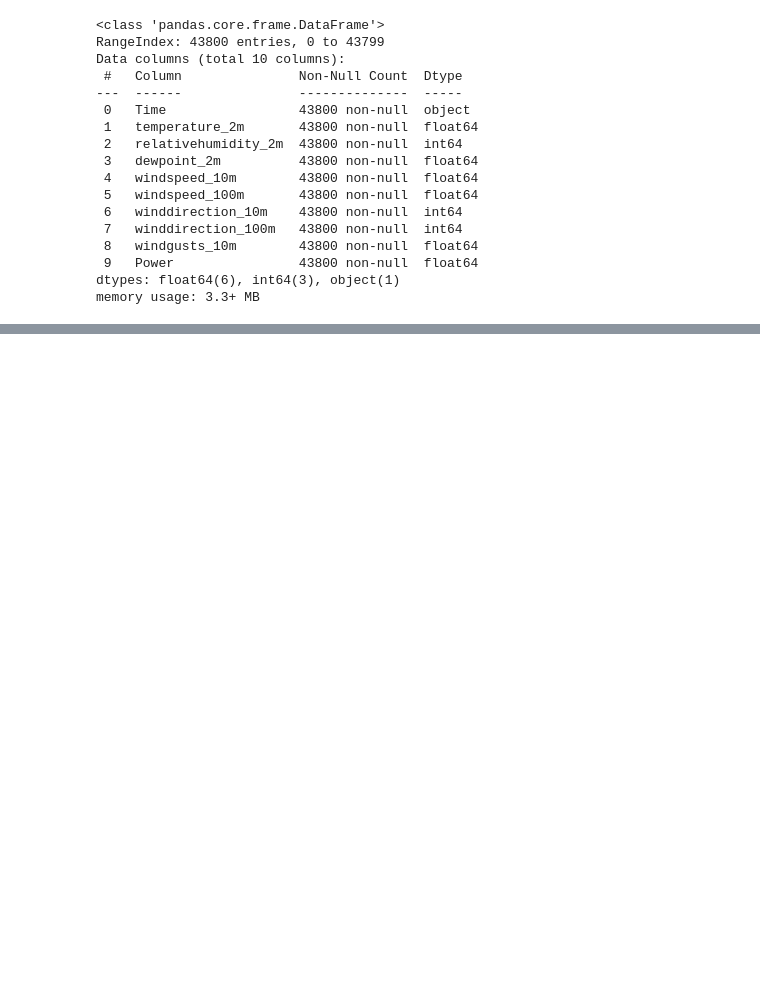
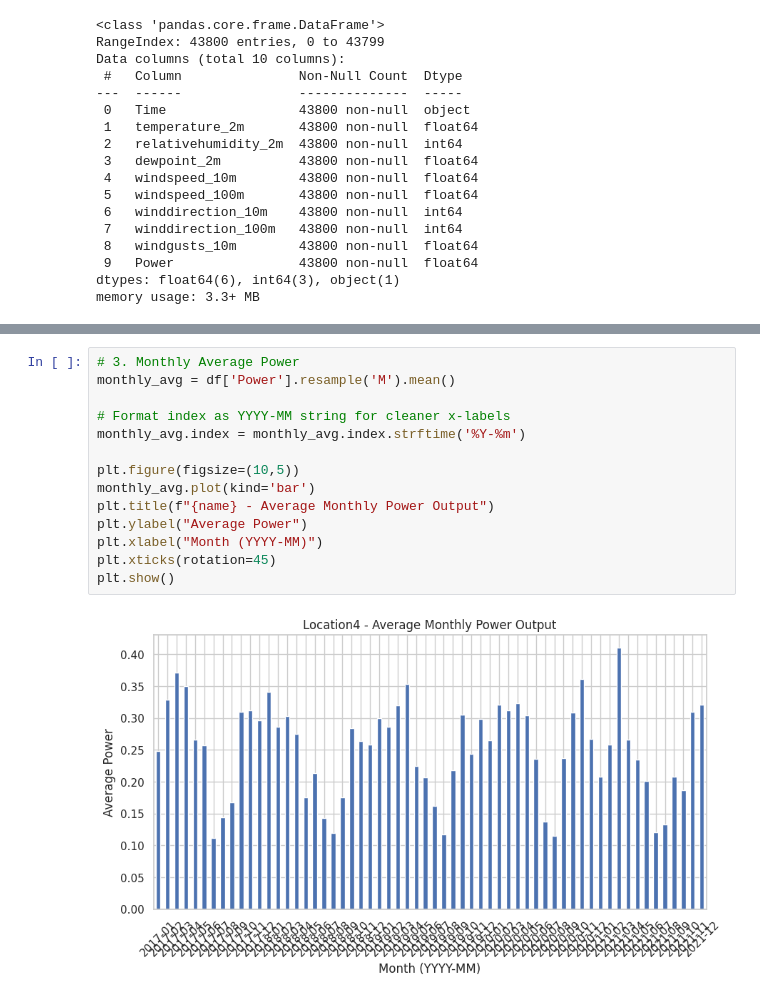
Before and after one commit to keithvtls/Wind-Power-Generation-Data-Forecasting, a Jupyter notebook: Wind_Power_Generation_Data.ipynb, the cells around one changed output, grey strips where cells are left out. Saved outputs shown, nothing was run; the diff lists cells and outputs as text; blank space fills up the shorter version.

```diff
--- a/Wind_Power_Generation_Data.ipynb
+++ b/Wind_Power_Generation_Data.ipynb
@@ -285,0 +261,16 @@ Passing `palette` without assigning `hue` is deprecated and will be removed in v
+# %%
+# 3. Monthly Average Power
+monthly_avg = df['Power'].resample('M').mean()
+
+# Format index as YYYY-MM string for cleaner x-labels
+monthly_avg.index = monthly_avg.index.strftime('%Y-%m')
+
+plt.figure(figsize=(10,5))
+monthly_avg.plot(kind='bar')
+plt.title(f"{name} - Average Monthly Power Output")
+plt.ylabel("Average Power")
+plt.xlabel("Month (YYYY-MM)")
+plt.xticks(rotation=45)
+plt.show()
+# %% [output]
+[figure, added]
```
Also changed, not shown: parts of 11 cells of this notebook.
